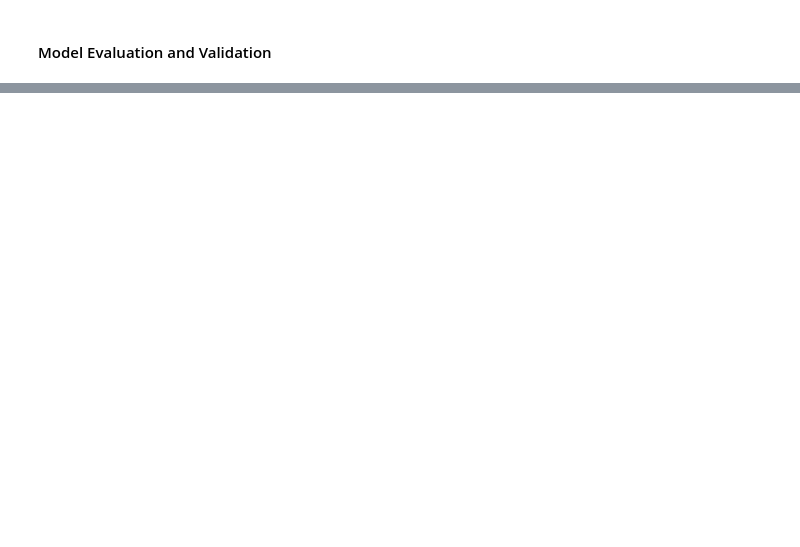
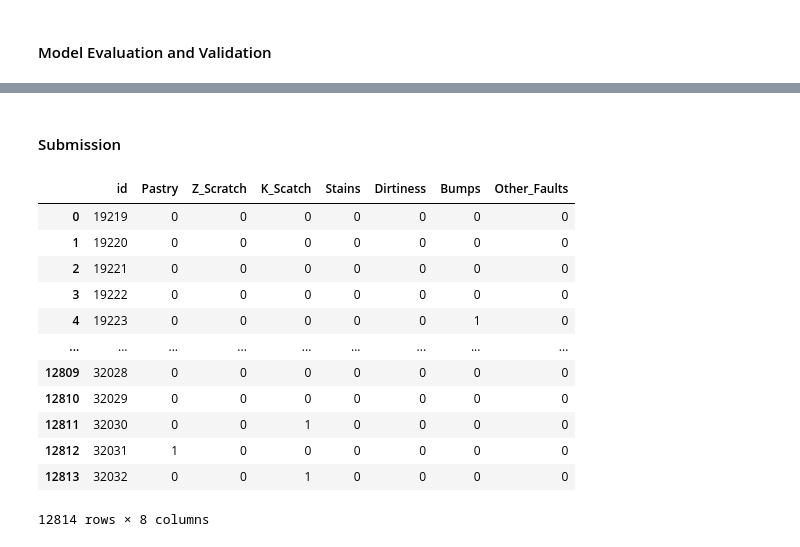
Before and after one commit to felipedds/steel-plate-defect-prediction, a Jupyter notebook: analysis-1.ipynb, the cells around one changed output, grey strips where cells are left out. Drawn from its saved outputs; the diff is of its cells as text; code cells hidden in the pictures; blank space fills up the shorter version.

```diff
--- a/analysis-1.ipynb
+++ b/analysis-1.ipynb
@@ -102,2 +362,13 @@ None
+# %%
+gradient = GradientBoostingClassifier()
+
+# Create a pipeline with preprocessing and RandomForestClassifier
+pipeline = Pipeline(steps=[("preprocessor", preprocessor),
+                           ("classifier", MultiOutputClassifier(gradient))])
+
+pipeline.fit(X_train, y_train)
+
+y_predictions = pipeline.predict(X_test)
+y_pred_prob = np.array(pipeline.predict_proba(X_test))
 # %% [markdown]
 #### Model Evaluation and Validation
@@ -105,0 +398,22 @@ None
+# %% [markdown]
+#### Submission
+# %%
+final_pred = pipeline.predict(df_test)
+result_df = pd.DataFrame(final_pred, columns=y.keys())
+result_df.insert(0, "id", df_test.index)
+result_df.to_csv("my_submission.csv", index=False)
+result_df
+# %% [output]
+|  | id | Pastry | Z_Scratch | K_Scatch | Stains | Dirtiness | Bumps | Other_Faults |
+| 0 | 19219 | 0 | 0 | 0 | 0 | 0 | 0 | 0 |
+| 1 | 19220 | 0 | 0 | 0 | 0 | 0 | 0 | 0 |
+| 2 | 19221 | 0 | 0 | 0 | 0 | 0 | 0 | 0 |
+| 3 | 19222 | 0 | 0 | 0 | 0 | 0 | 0 | 0 |
+| 4 | 19223 | 0 | 0 | 0 | 0 | 0 | 1 | 0 |
+| ... | ... | ... | ... | ... | ... | ... | ... | ... |
+| 12809 | 32028 | 0 | 0 | 0 | 0 | 0 | 0 | 0 |
+| 12810 | 32029 | 0 | 0 | 0 | 0 | 0 | 0 | 0 |
+| 12811 | 32030 | 0 | 0 | 1 | 0 | 0 | 0 | 0 |
+| 12812 | 32031 | 1 | 0 | 0 | 0 | 0 | 0 | 0 |
+| 12813 | 32032 | 0 | 0 | 1 | 0 | 0 | 0 | 0 |
+12814 rows × 8 columns
```
Also changed, not shown: parts of 18 cells of this notebook, 1 other file.
